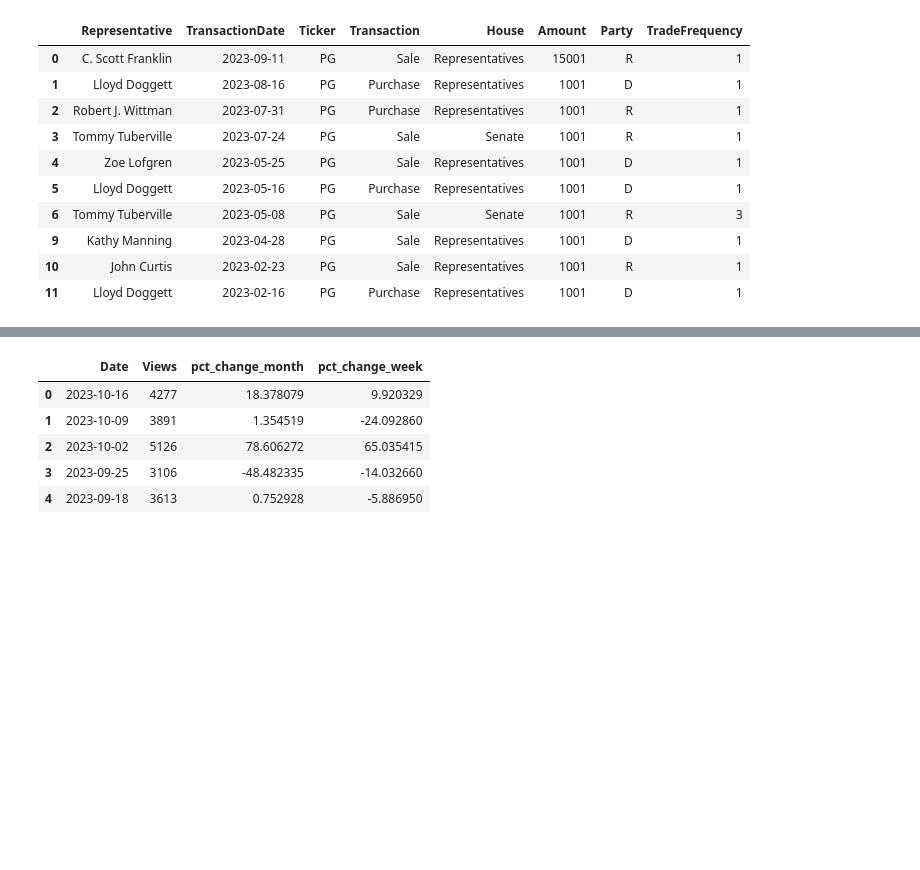
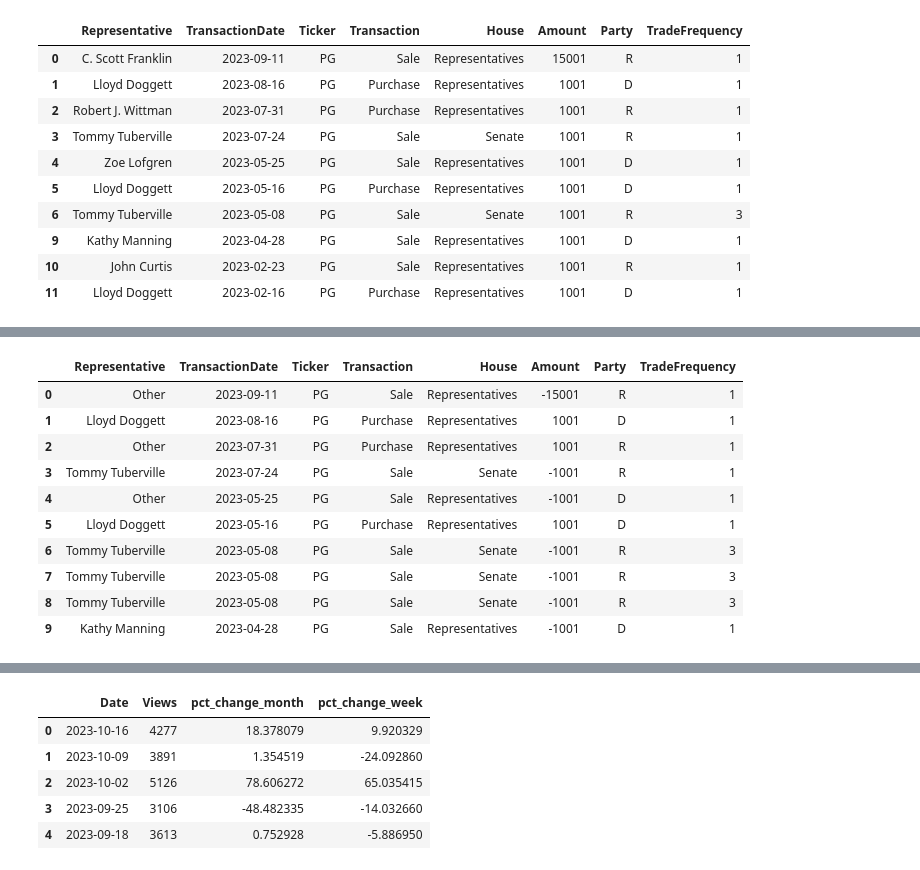
Before and after one commit to xtrabyte-consulting/alt-trading-signals, a Jupyter notebook: UnionsAllLive/OptimalUnionSet.ipynb, the cells around one changed output, grey strips where cells are left out. Cells and saved outputs as stored; diff of their text form; code cells hidden in the pictures; blank space fills up the shorter version.

```diff
--- a/UnionsAllLive/OptimalUnionSet.ipynb
+++ b/UnionsAllLive/OptimalUnionSet.ipynb
@@ -570,3 +570,7 @@ pg_congress.drop_duplicates().head(10)
 | 9 | Kathy Manning | 2023-04-28 | PG | Sale | Representatives | 1001 | D | 1 |
 | 10 | John Curtis | 2023-02-23 | PG | Sale | Representatives | 1001 | R | 1 |
 | 11 | Lloyd Doggett | 2023-02-16 | PG | Purchase | Representatives | 1001 | D | 1 |
+# %%
+top_counts = pg_congress.Representative.value_counts().nlargest(7)
+pg_congress['Representative'] = pg_congress['Representative'].where(pg_congress['Representative'].isin(top_counts.index), 'Other')
+pg_congress.Representative.value_counts()
@@ -572,0 +587,15 @@ pg_congress.drop_duplicates().head(10)
+# %%
+pg_congress['Amount'] = pg_congress['Amount'] = pg_congress.apply(lambda row: -row['Amount'] if row['Transaction'] == 'Sale' else row['Amount'], axis=1)
+pg_congress.head(10)
+# %% [output]
+|  | Representative | TransactionDate | Ticker | Transaction | House | Amount | Party | TradeFrequency |
+| 0 | Other | 2023-09-11 | PG | Sale | Representatives | -15001 | R | 1 |
+| 1 | Lloyd Doggett | 2023-08-16 | PG | Purchase | Representatives | 1001 | D | 1 |
+| 2 | Other | 2023-07-31 | PG | Purchase | Representatives | 1001 | R | 1 |
+| 3 | Tommy Tuberville | 2023-07-24 | PG | Sale | Senate | -1001 | R | 1 |
+| 4 | Other | 2023-05-25 | PG | Sale | Representatives | -1001 | D | 1 |
+| 5 | Lloyd Doggett | 2023-05-16 | PG | Purchase | Representatives | 1001 | D | 1 |
+| 6 | Tommy Tuberville | 2023-05-08 | PG | Sale | Senate | -1001 | R | 3 |
+| 7 | Tommy Tuberville | 2023-05-08 | PG | Sale | Senate | -1001 | R | 3 |
+| 8 | Tommy Tuberville | 2023-05-08 | PG | Sale | Senate | -1001 | R | 3 |
+| 9 | Kathy Manning | 2023-04-28 | PG | Sale | Representatives | -1001 | D | 1 |
```
Also changed, not shown: parts of 23 cells of this notebook.
